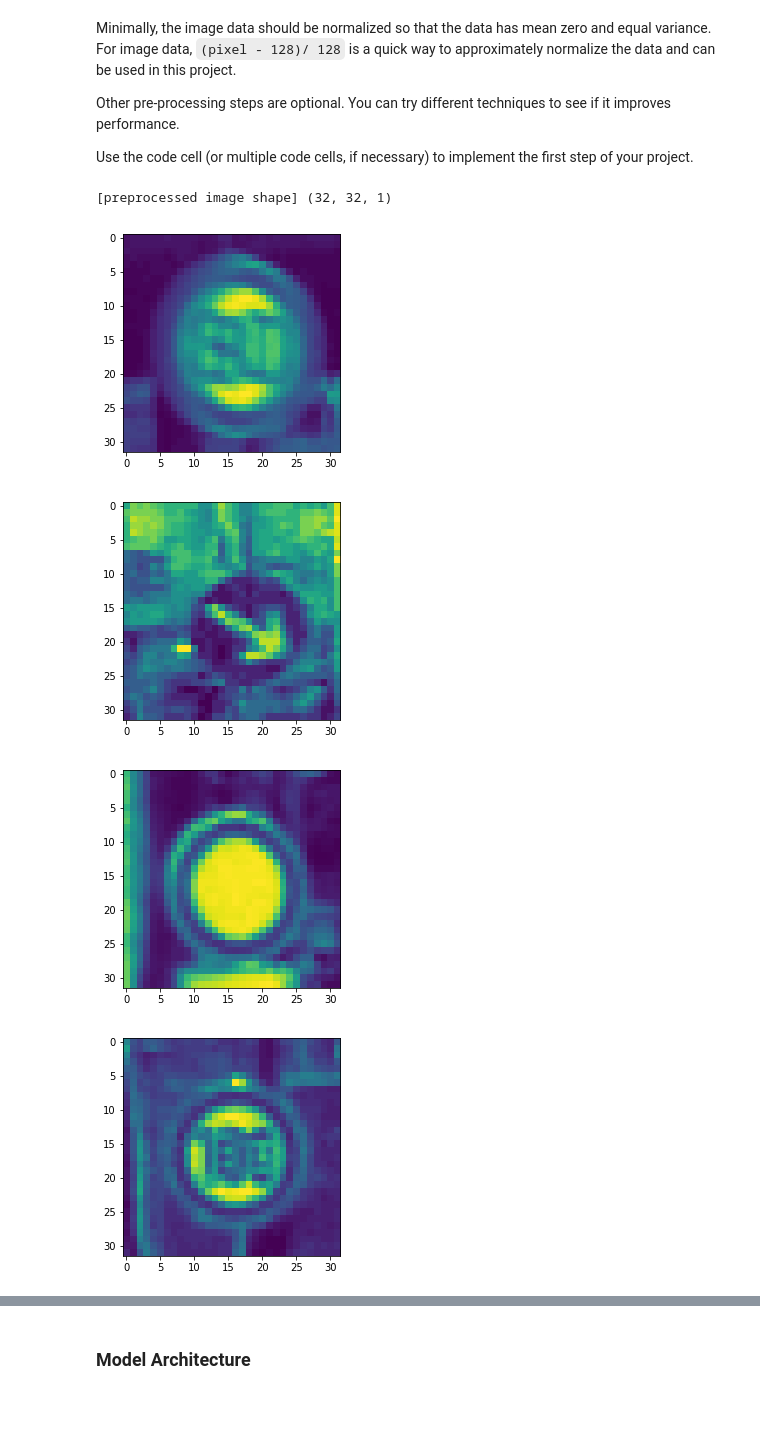
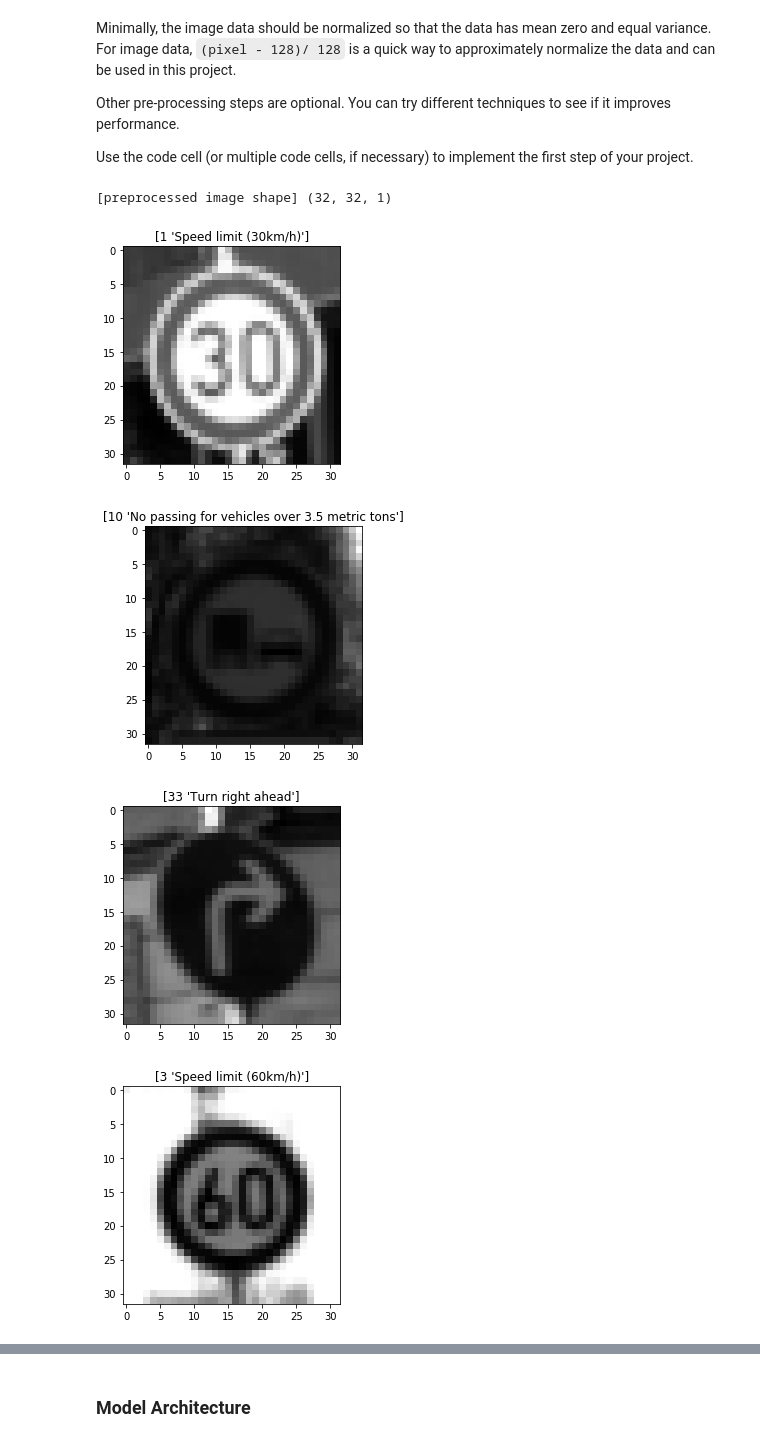
Before and after one commit to AmeyaWagh/CarND_Traffic_Sign_Classifier_Project, a Jupyter notebook: Traffic_Sign_Classifier.ipynb, the cells around one changed output, grey strips where cells are left out. Drawn from its saved outputs; the diff is of its cells as text; code cells hidden in the pictures; blank space fills up the shorter version.

```diff
--- a/Traffic_Sign_Classifier.ipynb
+++ b/Traffic_Sign_Classifier.ipynb
@@ -165,27 +174,28 @@ Use the code cell (or multiple code cells, if necessary) to implement the first
 # %%
 ### Preprocess the data here. It is required to normalize the data. Other preprocessing steps could include
 ### converting to grayscale, etc.
 ### Feel free to use as many code cells as needed.
 import numpy as np
 import cv2
 
 INPUT_DIMENSION = (32,32,1)
 
 gray_image = lambda img: cv2.cvtColor( img, cv2.COLOR_RGB2GRAY )
 preprocess_image = lambda im: np.resize((gray_image(im)/255)-0.5,INPUT_DIMENSION)
 
 X_train = [preprocess_image(sample) for sample in X_train]
 X_test = [preprocess_image(sample) for sample in X_test]
 X_valid = [preprocess_image(sample) for sample in X_valid]
 
 print("[preprocessed image shape]",X_train[0].shape)
 for i in range(5):
     plt.figure()
-    plt.imshow(X_train[i].squeeze())
+    plt.imshow(X_train[i].squeeze(),cmap='gray')
+    plt.title(LABELS[y_train[i]])
     plt.show()
 # %% [output]
 [preprocessed image shape] (32, 32, 1)
-[figure, old version]
+[figure, new version]
-[figure, old version]
+[figure, new version]
-[figure, old version]
+[figure, new version]
-[figure, old version]
+[figure, new version]
```
Also changed, not shown: parts of 13 cells of this notebook, 2 other files.
